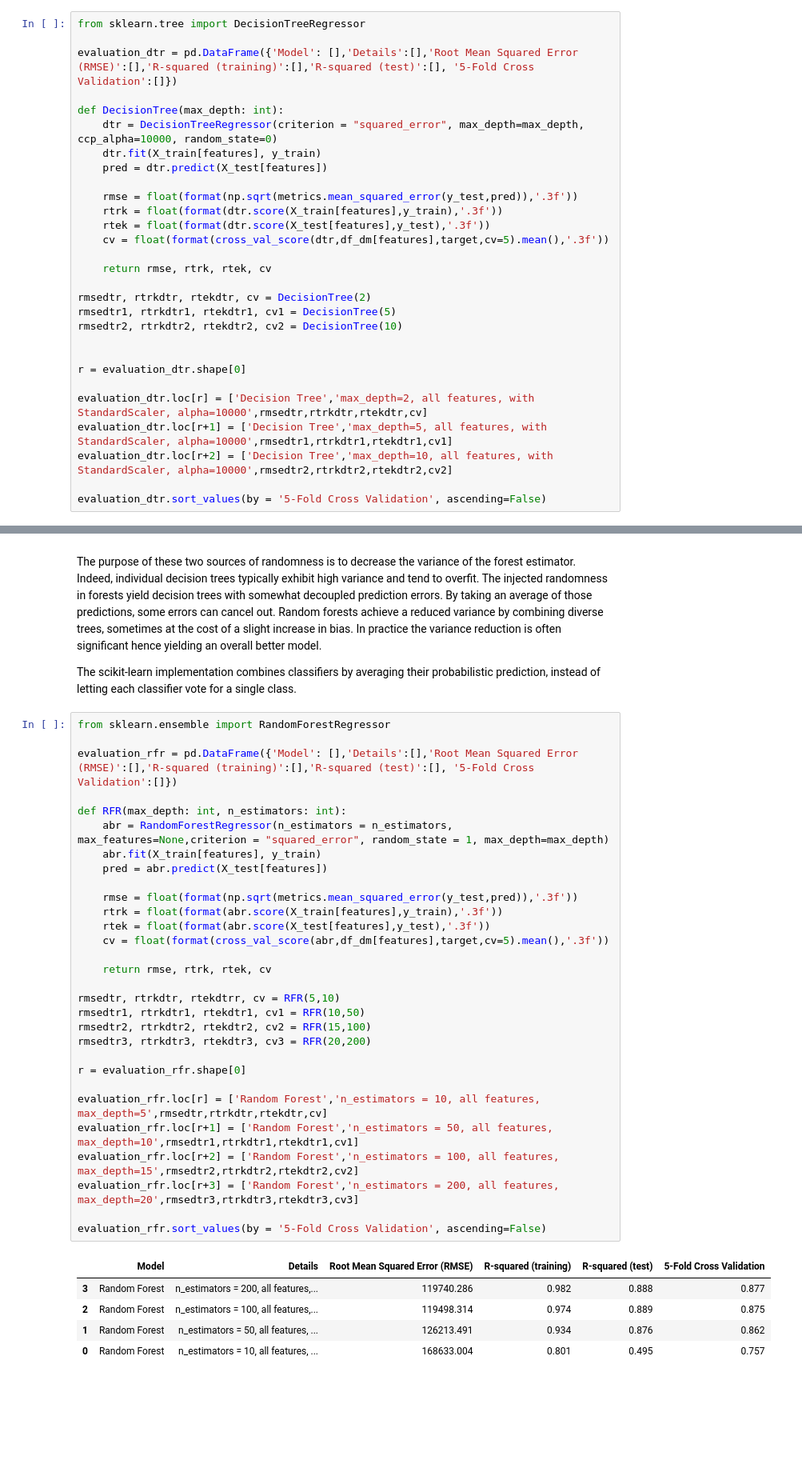
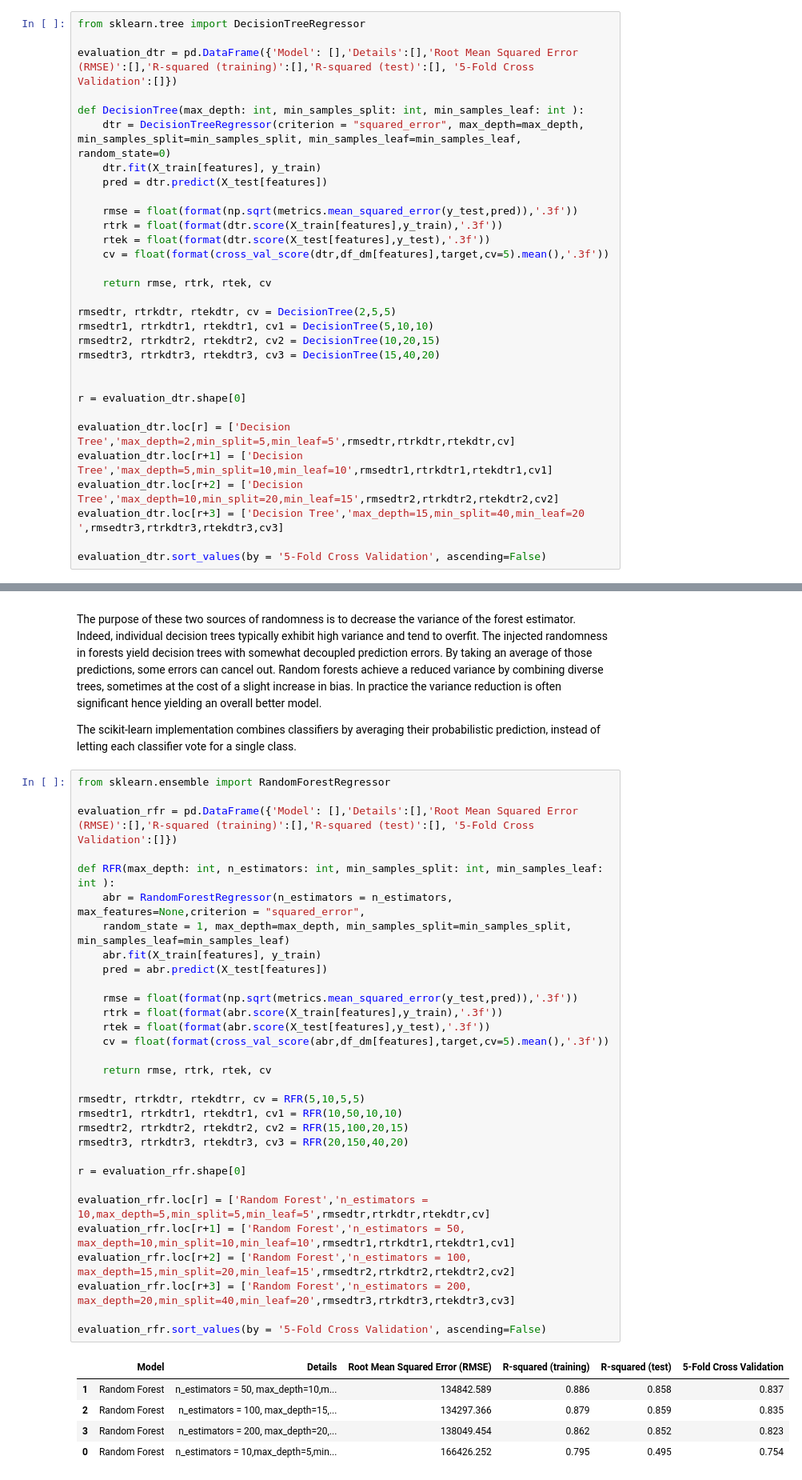
Before and after one commit to omgitsmj24/BOOT_AI_INTERN, a Jupyter notebook: Regression/all_regression_ever.ipynb, the cells around one changed output, grey strips where cells are left out. Shown at 80% size. Drawn from its saved outputs; the diff is of its cells as text; blank space fills up the shorter version.

```diff
--- a/Regression/all_regression_ever.ipynb
+++ b/Regression/all_regression_ever.ipynb
@@ -886,8 +886,8 @@ from sklearn.tree import DecisionTreeRegressor
 
 evaluation_dtr = pd.DataFrame({'Model': [],'Details':[],'Root Mean Squared Error (RMSE)':[],'R-squared (training)':[],'R-squared (test)':[], '5-Fold Cross Validation':[]})
 
-def DecisionTree(max_depth: int):
-    dtr = DecisionTreeRegressor(criterion = "squared_error", max_depth=max_depth, ccp_alpha=10000, random_state=0)
+def DecisionTree(max_depth: int, min_samples_split: int, min_samples_leaf: int ):
+    dtr = DecisionTreeRegressor(criterion = "squared_error", max_depth=max_depth, min_samples_split=min_samples_split, min_samples_leaf=min_samples_leaf, random_state=0)
     dtr.fit(X_train[features], y_train)
     pred = dtr.predict(X_test[features])
 
@@ -898,16 +898,18 @@ def DecisionTree(max_depth: int):
 
     return rmse, rtrk, rtek, cv
 
-rmsedtr, rtrkdtr, rtekdtr, cv = DecisionTree(2)
-rmsedtr1, rtrkdtr1, rtekdtr1, cv1 = DecisionTree(5)
-rmsedtr2, rtrkdtr2, rtekdtr2, cv2 = DecisionTree(10)
+rmsedtr, rtrkdtr, rtekdtr, cv = DecisionTree(2,5,5)
+rmsedtr1, rtrkdtr1, rtekdtr1, cv1 = DecisionTree(5,10,10)
+rmsedtr2, rtrkdtr2, rtekdtr2, cv2 = DecisionTree(10,20,15)
+rmsedtr3, rtrkdtr3, rtekdtr3, cv3 = DecisionTree(15,40,20)
 
 
 r = evaluation_dtr.shape[0]
 
-evaluation_dtr.loc[r] = ['Decision Tree','max_depth=2, all features, with StandardScaler, alpha=10000',rmsedtr,rtrkdtr,rtekdtr,cv]
-evaluation_dtr.loc[r+1] = ['Decision Tree','max_depth=5, all features, with StandardScaler, alpha=10000',rmsedtr1,rtrkdtr1,rtekdtr1,cv1]
-evaluation_dtr.loc[r+2] = ['Decision Tree','max_depth=10, all features, with StandardScaler, alpha=10000',rmsedtr2,rtrkdtr2,rtekdtr2,cv2]
+evaluation_dtr.loc[r] = ['Decision Tree','max_depth=2,min_split=5,min_leaf=5',rmsedtr,rtrkdtr,rtekdtr,cv]
+evaluation_dtr.loc[r+1] = ['Decision Tree','max_depth=5,min_split=10,min_leaf=10',rmsedtr1,rtrkdtr1,rtekdtr1,cv1]
+evaluation_dtr.loc[r+2] = ['Decision Tree','max_depth=10,min_split=20,min_leaf=15',rmsedtr2,rtrkdtr2,rtekdtr2,cv2]
+evaluation_dtr.loc[r+3] = ['Decision Tree','max_depth=15,min_split=40,min_leaf=20 ',rmsedtr3,rtrkdtr3,rtekdtr3,cv3]
 
 evaluation_dtr.sort_values(by = '5-Fold Cross Validation', ascending=False)
 # %% [output]
@@ -956,39 +959,40 @@ The scikit-learn implementation combines classifiers by averaging their probabil
 # %%
 from sklearn.ensemble import RandomForestRegressor
 
 evaluation_rfr = pd.DataFrame({'Model': [],'Details':[],'Root Mean Squared Error (RMSE)':[],'R-squared (training)':[],'R-squared (test)':[], '5-Fold Cross Validation':[]})
 
-def RFR(max_depth: int, n_estimators: int):
-    abr = RandomForestRegressor(n_estimators = n_estimators, max_features=None,criterion = "squared_error", random_state = 1, max_depth=max_depth)
+def RFR(max_depth: int, n_estimators: int, min_samples_split: int, min_samples_leaf: int ):
+    abr = RandomForestRegressor(n_estimators = n_estimators, max_features=None,criterion = "squared_error",
+    random_state = 1, max_depth=max_depth, min_samples_split=min_samples_split, min_samples_leaf=min_samples_leaf)
     abr.fit(X_train[features], y_train)
     pred = abr.predict(X_test[features])
 
     rmse = float(format(np.sqrt(metrics.mean_squared_error(y_test,pred)),'.3f'))
     rtrk = float(format(abr.score(X_train[features],y_train),'.3f'))
     rtek = float(format(abr.score(X_test[features],y_test),'.3f'))
     cv = float(format(cross_val_score(abr,df_dm[features],target,cv=5).mean(),'.3f'))
 
     return rmse, rtrk, rtek, cv
 
-rmsedtr, rtrkdtr, rtekdtrr, cv = RFR(5,10)
-rmsedtr1, rtrkdtr1, rtekdtr1, cv1 = RFR(10,50)
-rmsedtr2, rtrkdtr2, rtekdtr2, cv2 = RFR(15,100)
-rmsedtr3, rtrkdtr3, rtekdtr3, cv3 = RFR(20,200)
+rmsedtr, rtrkdtr, rtekdtrr, cv = RFR(5,10,5,5)
+rmsedtr1, rtrkdtr1, rtekdtr1, cv1 = RFR(10,50,10,10)
+rmsedtr2, rtrkdtr2, rtekdtr2, cv2 = RFR(15,100,20,15)
+rmsedtr3, rtrkdtr3, rtekdtr3, cv3 = RFR(20,150,40,20)
 
 r = evaluation_rfr.shape[0]
 
-evaluation_rfr.loc[r] = ['Random Forest','n_estimators = 10, all features, max_depth=5',rmsedtr,rtrkdtr,rtekdtr,cv]
-evaluation_rfr.loc[r+1] = ['Random Forest','n_estimators = 50, all features, max_depth=10',rmsedtr1,rtrkdtr1,rtekdtr1,cv1]
-evaluation_rfr.loc[r+2] = ['Random Forest','n_estimators = 100, all features, max_depth=15',rmsedtr2,rtrkdtr2,rtekdtr2,cv2]
-evaluation_rfr.loc[r+3] = ['Random Forest','n_estimators = 200, all features, max_depth=20',rmsedtr3,rtrkdtr3,rtekdtr3,cv3]
+evaluation_rfr.loc[r] = ['Random Forest','n_estimators = 10,max_depth=5,min_split=5,min_leaf=5',rmsedtr,rtrkdtr,rtekdtr,cv]
+evaluation_rfr.loc[r+1] = ['Random Forest','n_estimators = 50, max_depth=10,min_split=10,min_leaf=10',rmsedtr1,rtrkdtr1,rtekdtr1,cv1]
+evaluation_rfr.loc[r+2] = ['Random Forest','n_estimators = 100, max_depth=15,min_split=20,min_leaf=15',rmsedtr2,rtrkdtr2,rtekdtr2,cv2]
+evaluation_rfr.loc[r+3] = ['Random Forest','n_estimators = 200, max_depth=20,min_split=40,min_leaf=20',rmsedtr3,rtrkdtr3,rtekdtr3,cv3]
 
 evaluation_rfr.sort_values(by = '5-Fold Cross Validation', ascending=False)
 # %% [output]
 |  | Model | Details | Root Mean Squared Error (RMSE) | R-squared (training) | R-squared (test) | 5-Fold Cross Validation |
-| 3 | Random Forest | n_estimators = 200, all features,... | 119740.286 | 0.982 | 0.888 | 0.877 |
-| 2 | Random Forest | n_estimators = 100, all features,... | 119498.314 | 0.974 | 0.889 | 0.875 |
-| 1 | Random Forest | n_estimators = 50, all features, ... | 126213.491 | 0.934 | 0.876 | 0.862 |
-| 0 | Random Forest | n_estimators = 10, all features, ... | 168633.004 | 0.801 | 0.495 | 0.757 |
+| 1 | Random Forest | n_estimators = 50, max_depth=10,m... | 134842.589 | 0.886 | 0.858 | 0.837 |
+| 2 | Random Forest | n_estimators = 100, max_depth=15,... | 134297.366 | 0.879 | 0.859 | 0.835 |
+| 3 | Random Forest | n_estimators = 200, max_depth=20,... | 138049.454 | 0.862 | 0.852 | 0.823 |
+| 0 | Random Forest | n_estimators = 10,max_depth=5,min... | 166426.252 | 0.795 | 0.495 | 0.754 |
 # %%
 final = pd.concat([final, evaluation_rfr], axis = 0)
 final.sort_values(by='5-Fold Cross Validation', ascending=False, inplace=True)
```
Also changed, not shown: parts of 11 cells of this notebook.
